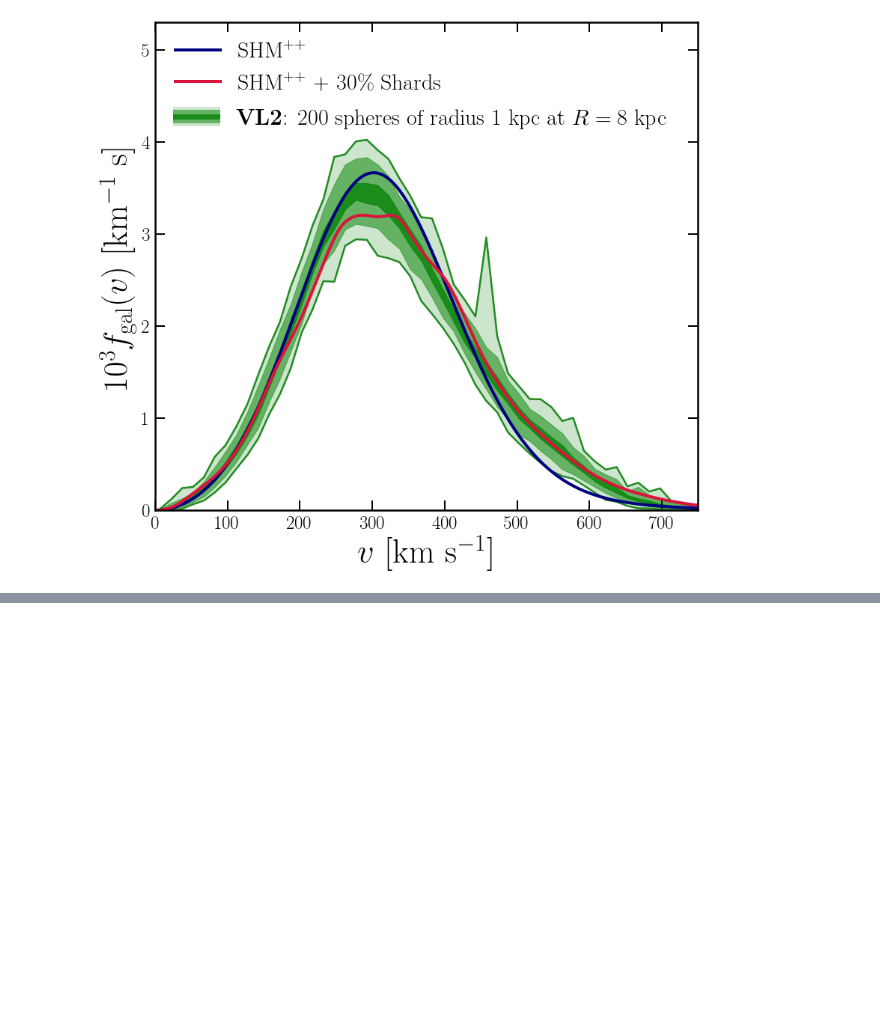
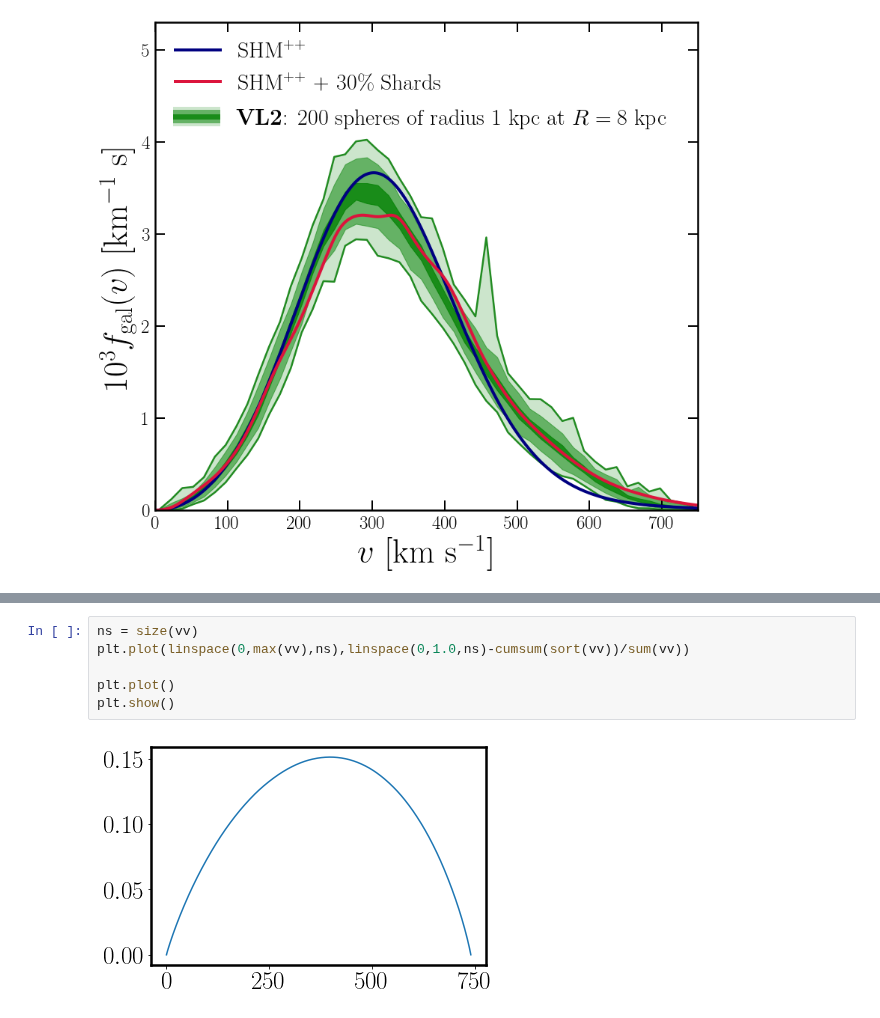
Before and after one commit to cajohare/DarkShards, a Jupyter notebook: code/Plot_sims.ipynb, the cells around one changed output, grey strips where cells are left out. Drawn from its saved outputs; the diff is of its cells as text; blank space fills up the shorter version.

```diff
--- a/code/Plot_sims.ipynb
+++ b/code/Plot_sims.ipynb
@@ -142,0 +308,8 @@ fig.savefig('../plots/plots_png/'+pltname+'.png',bbox_inches='tight')
+# %%
+ns = size(vv)
+plt.plot(linspace(0,max(vv),ns),linspace(0,1.0,ns)-cumsum(sort(vv))/sum(vv))
+
+plt.plot()
+plt.show()
+# %% [output]
+[figure, added]
```
Also changed, not shown: parts of 4 cells of this notebook, 30 other files.
